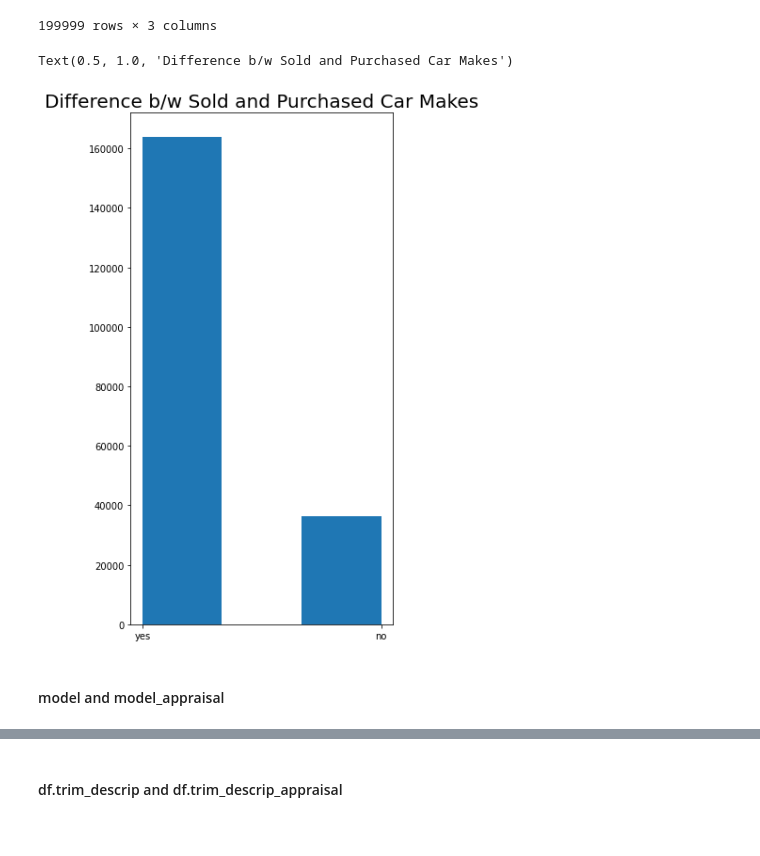
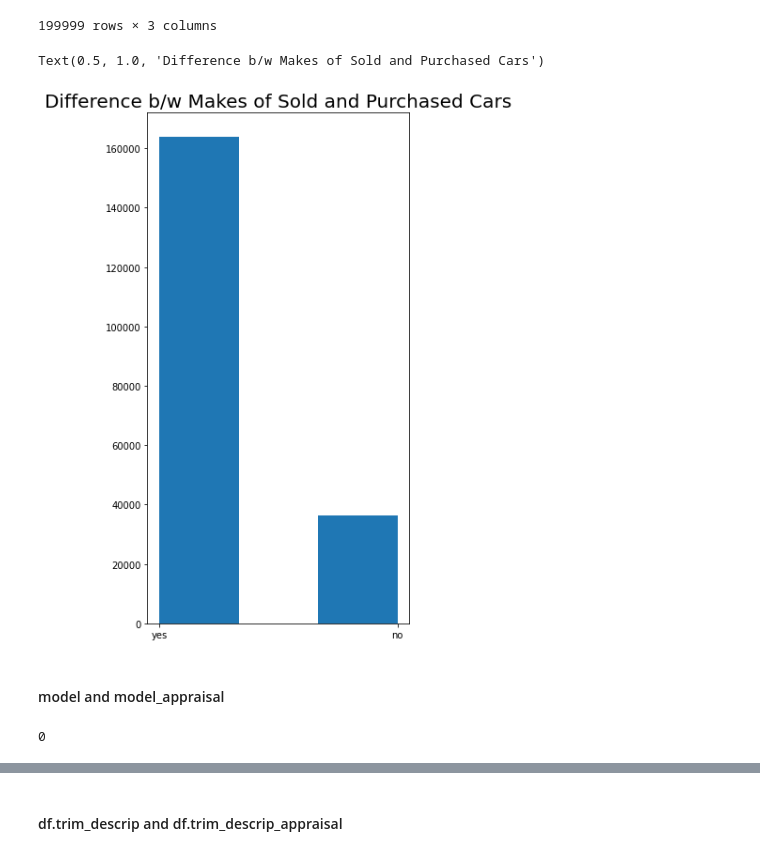
Before and after one commit to Siddharth1060/Car-recomendation-based-on-the-Cars-sold-at-Carmax, a Jupyter notebook: carmax_notebook.ipynb, the cells around one changed output, grey strips where cells are left out. Drawn from its saved outputs; the diff is of its cells as text; code cells hidden in the pictures.

Commit message:
Finished with Data Visualishation and drawing insights from the plots

```diff
--- a/carmax_notebook.ipynb
+++ b/carmax_notebook.ipynb
@@ -4,5 +4,5 @@ import numpy as np
 import matplotlib.pyplot as plt
 import seaborn as sns
 # %%
-df= pd.read_csv('ShowcaseDataWinter2023.csv')
+df= pd.read_csv('C:/Users/SIDY BOY!/Desktop/UTD/Projects/Carmx/ShowcaseDataWinter2023.csv')
 # %%
@@ -650,13 +681,15 @@ make_df
 # %%
 plt.figure(figsize=(5,10))
 plt.hist(make_df.difference, bins=3)
-plt.title('Difference b/w Sold and Purchased Car Makes', fontsize= 20)
+plt.title('Difference b/w Makes of Sold and Purchased Cars', fontsize= 20)
 # %% [output]
-Text(0.5, 1.0, 'Difference b/w Sold and Purchased Car Makes')
+Text(0.5, 1.0, 'Difference b/w Makes of Sold and Purchased Cars')
-[figure, old version]
+[figure, new version]
 # %% [markdown]
 #### model and model_appraisal
 # %%
 df.model.isna().sum()
+# %% [output]
+0
 # %%
 df.model.value_counts()
```
Also changed, not shown: parts of 33 cells of this notebook.
